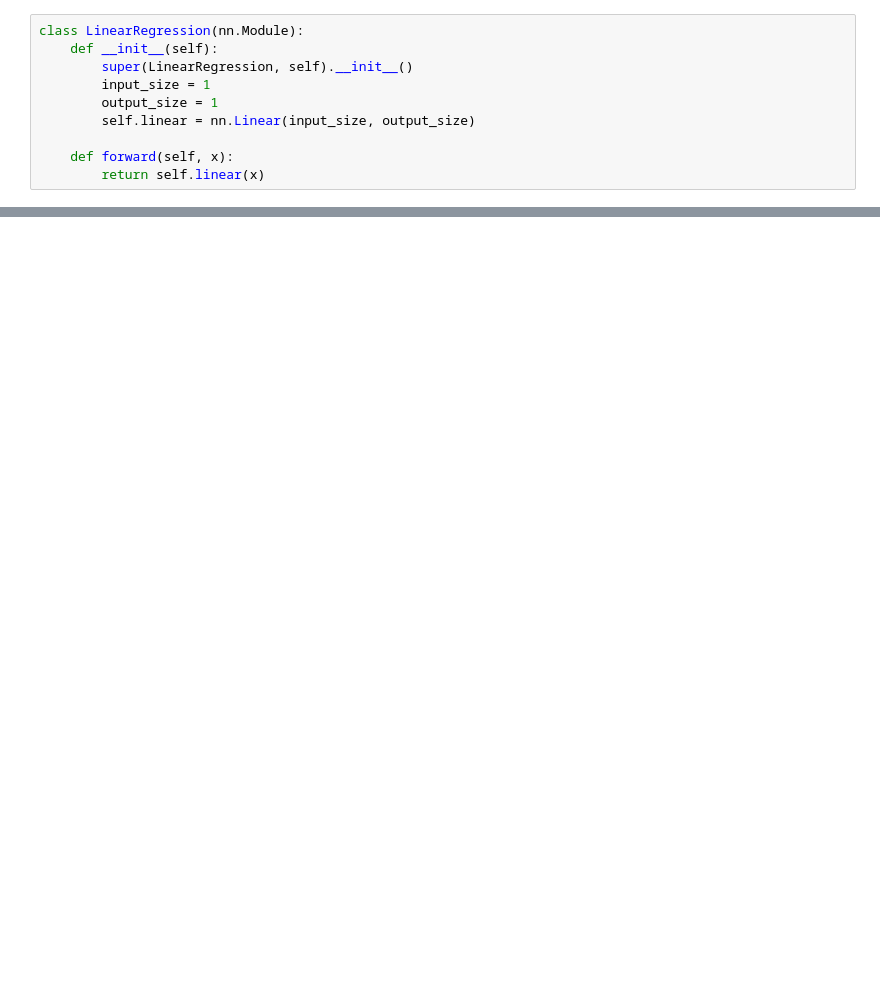
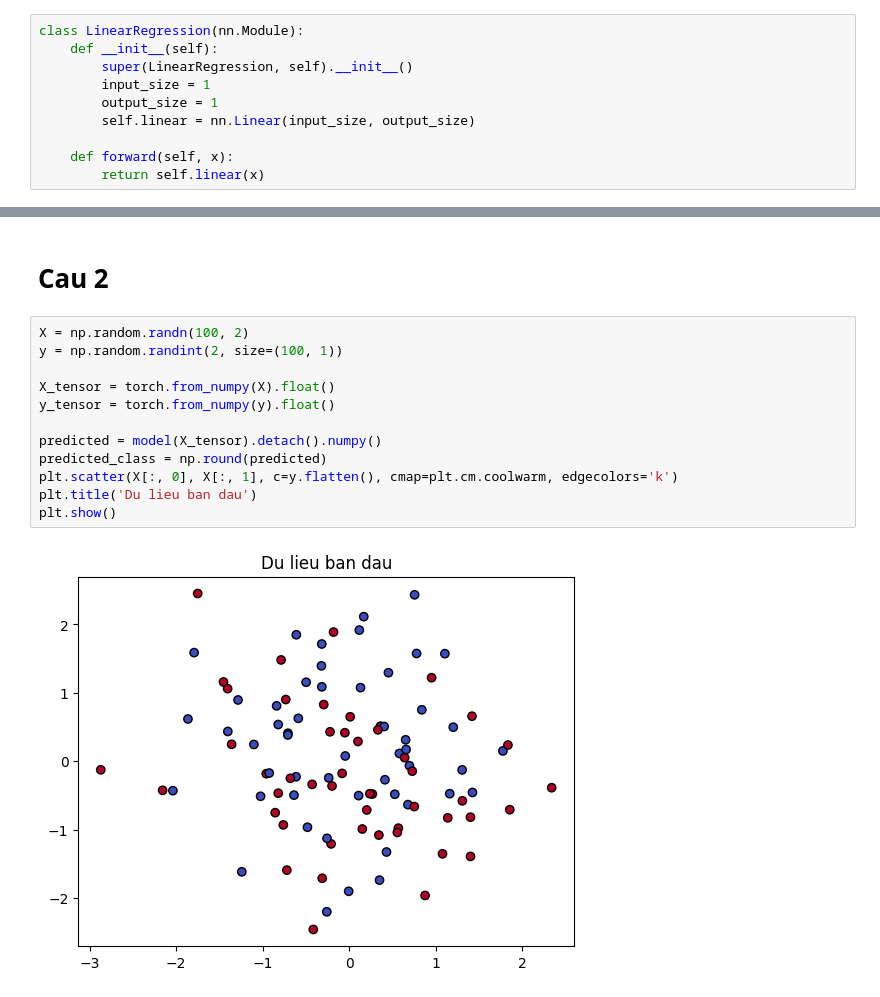
Before and after one commit to tranlybuu/BaiTap, a Jupyter notebook: hw040424.ipynb, the cells around one changed output, grey strips where cells are left out. Saved outputs shown, nothing was run; the diff lists cells and outputs as text; blank space fills up the shorter version.

```diff
--- a/hw040424.ipynb
+++ b/hw040424.ipynb
@@ -73,0 +74,16 @@ Epoch [1000/1000], Loss: 0.9666
+# %% [markdown]
+# Cau 2
+# %%
+X = np.random.randn(100, 2)
+y = np.random.randint(2, size=(100, 1))
+
+X_tensor = torch.from_numpy(X).float()
+y_tensor = torch.from_numpy(y).float()
+
+predicted = model(X_tensor).detach().numpy()
+predicted_class = np.round(predicted)
+plt.scatter(X[:, 0], X[:, 1], c=y.flatten(), cmap=plt.cm.coolwarm, edgecolors='k')
+plt.title('Du lieu ban dau')
+plt.show()
+# %% [output]
+[figure, added]
```
Also changed, not shown: parts of 11 cells of this notebook.
